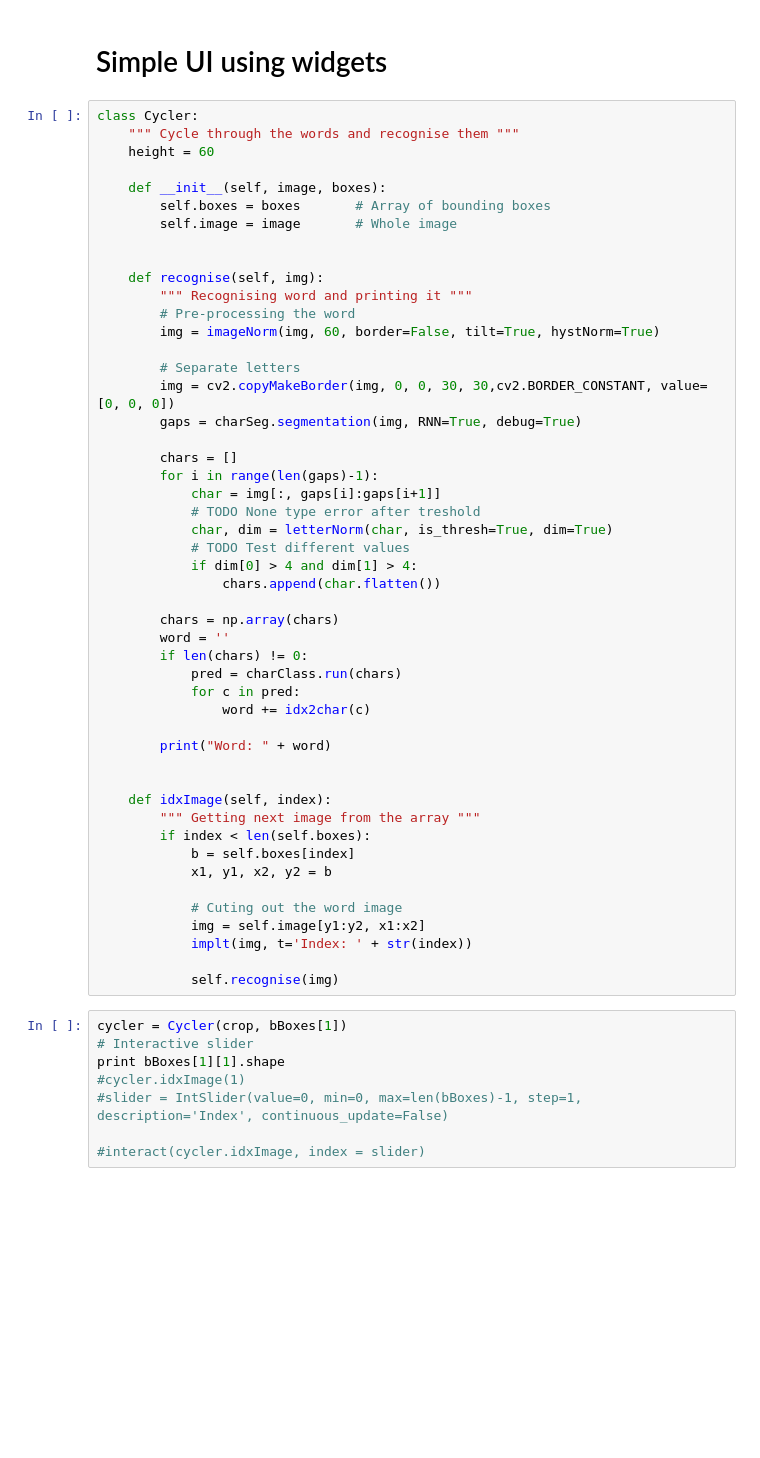
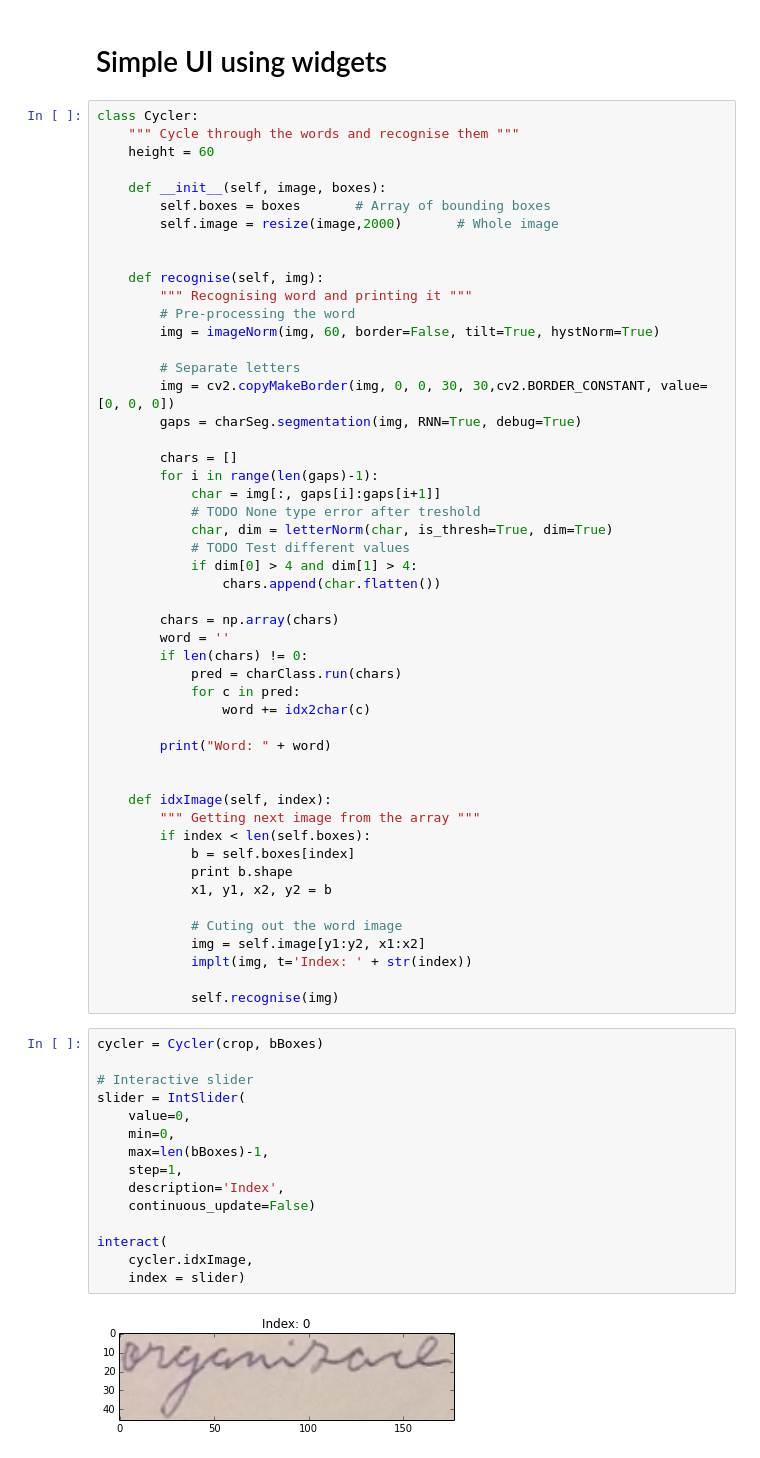
Before and after one commit to Aniket025/Medical-Prescription-OCR, a Jupyter notebook: Model-1/OCR.ipynb, the cells around one changed output. Saved outputs shown, nothing was run; the diff lists cells and outputs as text; blank space fills up the shorter version.

```diff
--- a/Model-1/OCR.ipynb
+++ b/Model-1/OCR.ipynb
@@ -64,7 +68,7 @@ class Cycler:
 
     def __init__(self, image, boxes):
         self.boxes = boxes       # Array of bounding boxes
-        self.image = image       # Whole image
+        self.image = resize(image,2000)       # Whole image
 
 
     def recognise(self, img):
@@ -99,6 +103,7 @@ class Cycler:
         """ Getting next image from the array """
         if index < len(self.boxes):
             b = self.boxes[index]
+            print b.shape
             x1, y1, x2, y2 = b
 
             # Cuting out the word image
@@ -107,11 +112,19 @@ class Cycler:
 
             self.recognise(img)
 # %%
-cycler = Cycler(crop, bBoxes[1])
+cycler = Cycler(crop, bBoxes)
+
 # Interactive slider
-print bBoxes[1][1].shape
-#cycler.idxImage(1)
-#slider = IntSlider(value=0, min=0, max=len(bBoxes)-1, step=1, description='Index', continuous_update=False)
+slider = IntSlider(
+    value=0,
+    min=0,
+    max=len(bBoxes)-1,
+    step=1,
+    description='Index',
+    continuous_update=False)
 
-#interact(cycler.idxImage, index = slider)
+interact(
+    cycler.idxImage,
+    index = slider)
 # %% [output]
+[figure, added]
```
Also changed, not shown: parts of 8 cells of this notebook, 20 other files.
